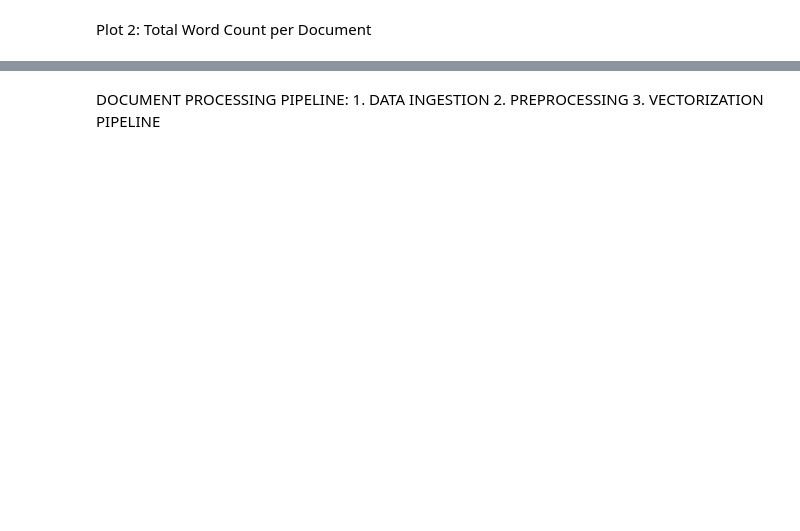
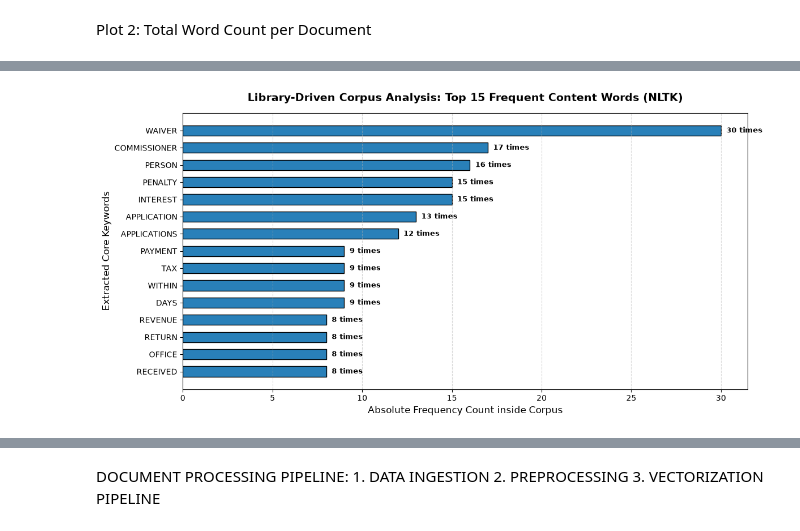
Before and after one commit to lukemanA/gra-document-intelligenc, a Jupyter notebook: Intelligent Knowledge Assistant for Ghana Revenue Authority using Retrieval-Augmented Generation.ipynb, the cells around one changed output, grey strips where cells are left out. Cells and saved outputs as stored; diff of their text form; code cells hidden in the pictures; blank space fills up the shorter version.

```diff
--- a/Intelligent Knowledge Assistant for Ghana Revenue Authority using Retrieval-Augmented Generation.ipynb
+++ b/Intelligent Knowledge Assistant for Ghana Revenue Authority using Retrieval-Augmented Generation.ipynb
@@ -283,0 +301,78 @@ plt.show()
+# %%
+import os
+import sys
+from collections import Counter
+import matplotlib.pyplot as plt
+
+# 1. Securely verify framework installations
+!"{sys.executable}" -m pip install -q pypdf langchain-community nltk
+
+from langchain_community.document_loaders import PyPDFLoader
+import nltk
+from nltk.corpus import stopwords
+
+# 2. Instead of manually typing stopwords we download the official NLTK stop words corpus
+nltk.download('stopwords', quiet=True)
+
+data_folder = "./GRA data"
+
+# 3. This loads the official NLTK English stop words set and We convert it to a set for O(1) lightning-fast lookups
+nltk_stop_words = set(stopwords.words('english'))
+
+# project-specific legal/administrative terms to filter them out
+custom_domain_words = {'shall', 'act', 'section', 'amended', 'subsection', 'schedule', 'gra', 'ghana'}
+final_stop_words = nltk_stop_words.union(custom_domain_words)
+
+all_text = ""
+
+if os.path.exists(data_folder):
+    for file_name in os.listdir(data_folder):
+        if file_name.endswith(".pdf"):
+            file_path = os.path.join(data_folder, file_name)
+            try:
+                loader = PyPDFLoader(file_path)
+                pages = loader.load()
+                all_text += " ".join([page.page_content for page in pages])
+            except Exception as e:
+                print(f"Skipping {file_name} due to parsing error: {e}")
+
+# 5. Cleaning the text by removing punctuation
+for char in ".,;:()[]{}'\n\"":
+    all_text = all_text.replace(char, " ")
+
+# We normalize to lowercase and tokenize
+words = all_text.lower().split()
+
+# 6. Filter using the NLTK library set
+content_words = [
+    word for word in words
+    if word not in final_stop_words
+    and word.isalpha()
+    and len(word) > 2
+]
+
+# 7. Extract the Top 15 most frequent content words
+word_counts = Counter(content_words)
+top_words = word_counts.most_common(15)
+
+# Separate into coordinates for plotting (reverse for horizontal alignment)
+graph_words = [item[0].upper() for item in top_words[::-1]]
+graph_frequencies = [item[1] for item in top_words[::-1]]
+
+# 8. Plot the Content Words Bar Graph
+plt.figure(figsize=(12, 6))
+plt.barh(graph_words, graph_frequencies, color='#2980b9', edgecolor='black', height=0.6)
+
+# 9. Professional styling layout
+plt.title("Library-Driven Corpus Analysis: Top 15 Frequent Content Words (NLTK)", fontsize=14, fontweight='bold', pad=15)
+plt.xlabel("Absolute Frequency Count inside Corpus", fontsize=12)
+plt.ylabel("Extracted Core Keywords", fontsize=12)
+plt.grid(axis='x', linestyle='--', alpha=0.5)
+
+# Add numeric count tags next to the bars
+for i, v in enumerate(graph_frequencies):
+    plt.text(v + (max(graph_frequencies) * 0.01), i, f"{v:,} times", va='center', fontsize=9, fontweight='bold')
+
+plt.tight_layout()
+plt.show()
+# %% [output]
@@ -283,0 +381 @@ plt.show()
+[figure, added]
```
Also changed, not shown: parts of 59 cells of this notebook, 3 other files.
